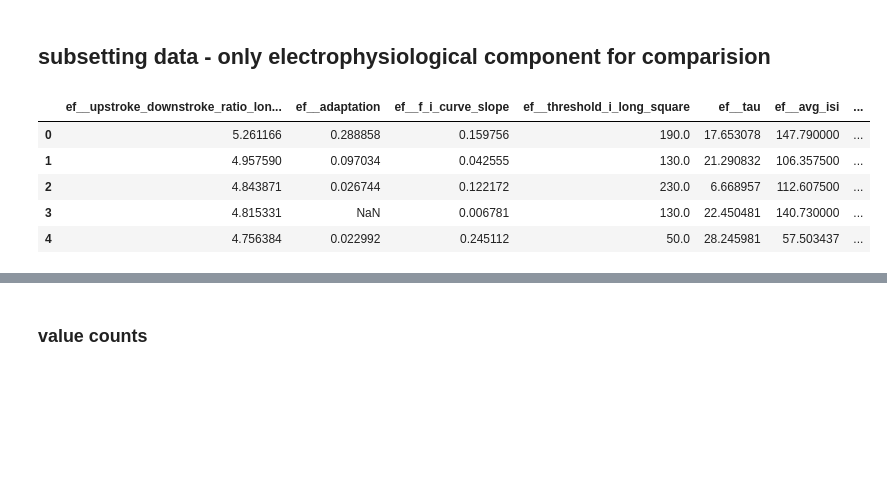
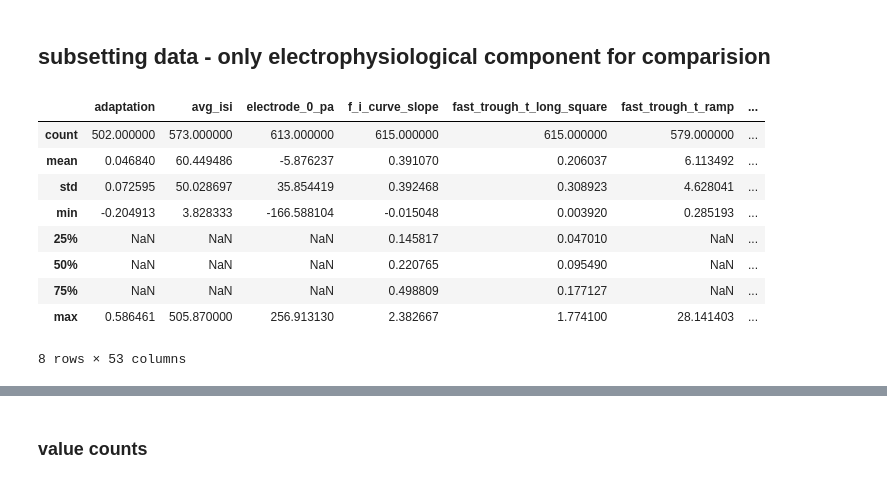
Before and after one commit to HyunsuLee/Ephy_type, a Jupyter notebook: allen_EvsI.ipynb, the cells around one changed output, grey strips where cells are left out. Cells and saved outputs as stored; diff of their text form; code cells hidden in the pictures; blank space fills up the shorter version.

Commit message:
ephys_features data added. and merged.

```diff
--- a/allen_EvsI.ipynb
+++ b/allen_EvsI.ipynb
@@ -11,8 +11,8 @@ import matplotlib.pyplot as plt
 # %% [markdown]
 ### Data load & check
 # %%
-data = pd.read_csv('cell_data.csv')
-data.head()
+cell_data = pd.read_csv('cell_data.csv')
+cell_data.head()
 # %% [output]
 |  | line_name | specimen__id | specimen__name | specimen__hemisphere | structure__id | structure__name | ... |
 | 0 | Scnn1a-Tg2-Cre | 313862022 | Scnn1a-Tg2-Cre;Ai14-167081.03.02.01 | right | 721 | Primary visual area, layer 4 | ... |
@@ -27,0 +30,3 @@ len(data)
+# %%
+ephy_data = pd.read_csv('ephys_features.csv')
+ephy_data.head()
@@ -27,0 +47,2 @@ len(data)
+# %%
+mdata = pd.merge(cell_data, ephy_data, how='inner', left_on=['specimen__id'], right_on=['specimen_id'])
@@ -30,5 +98,5 @@ len(data)
 # %%
-data_cre = data[data['cell_reporter_status'] == 'cre reporter positive']
+data_cre = mdata[data['cell_reporter_status'] == 'cre reporter positive']
 len(data_cre)
 # %% [output]
 615
@@ -56,15 +124,18 @@ ValueError: columns overlap but no suffix specified: Index(['ExIn'], dtype='obje
 # %% [markdown]
 ## subsetting data - only electrophysiological component for comparision
 # %%
-
-data_sub = data_cre.iloc[:,17:27]
-data_sub = data_sub.join(data_cre.iloc[:, 0])
-data_sub = data_sub.join(data_cre.iloc[:, 44])
-data_sub.head()
+data_sub = data_cre.iloc[:, 0:1]
+# data_sub = data_sub.join(data_cre.iloc[:, 17:27]) 중복인듯
+data_sub = data_sub.join(data_cre.iloc[:, 45:])
+data_sub.describe()
 # %% [output]
-|  | ef__upstroke_downstroke_ratio_lon... | ef__adaptation | ef__f_i_curve_slope | ef__threshold_i_long_square | ef__tau | ef__avg_isi | ... |
-| 0 | 5.261166 | 0.288858 | 0.159756 | 190.0 | 17.653078 | 147.790000 | ... |
-| 1 | 4.957590 | 0.097034 | 0.042555 | 130.0 | 21.290832 | 106.357500 | ... |
-| 2 | 4.843871 | 0.026744 | 0.122172 | 230.0 | 6.668957 | 112.607500 | ... |
-| 3 | 4.815331 | NaN | 0.006781 | 130.0 | 22.450481 | 140.730000 | ... |
-| 4 | 4.756384 | 0.022992 | 0.245112 | 50.0 | 28.245981 | 57.503437 | ... |
+|  | adaptation | avg_isi | electrode_0_pa | f_i_curve_slope | fast_trough_t_long_square | fast_trough_t_ramp | ... |
+| count | 502.000000 | 573.000000 | 613.000000 | 615.000000 | 615.000000 | 579.000000 | ... |
+| mean | 0.046840 | 60.449486 | -5.876237 | 0.391070 | 0.206037 | 6.113492 | ... |
+| std | 0.072595 | 50.028697 | 35.854419 | 0.392468 | 0.308923 | 4.628041 | ... |
+| min | -0.204913 | 3.828333 | -166.588104 | -0.015048 | 0.003920 | 0.285193 | ... |
+| 25% | NaN | NaN | NaN | 0.145817 | 0.047010 | NaN | ... |
+| 50% | NaN | NaN | NaN | 0.220765 | 0.095490 | NaN | ... |
+| 75% | NaN | NaN | NaN | 0.498809 | 0.177127 | NaN | ... |
+| max | 0.586461 | 505.870000 | 256.913130 | 2.382667 | 1.774100 | 28.141403 | ... |
+8 rows × 53 columns
```
Also changed, not shown: parts of 16 cells of this notebook, 3 other files.
